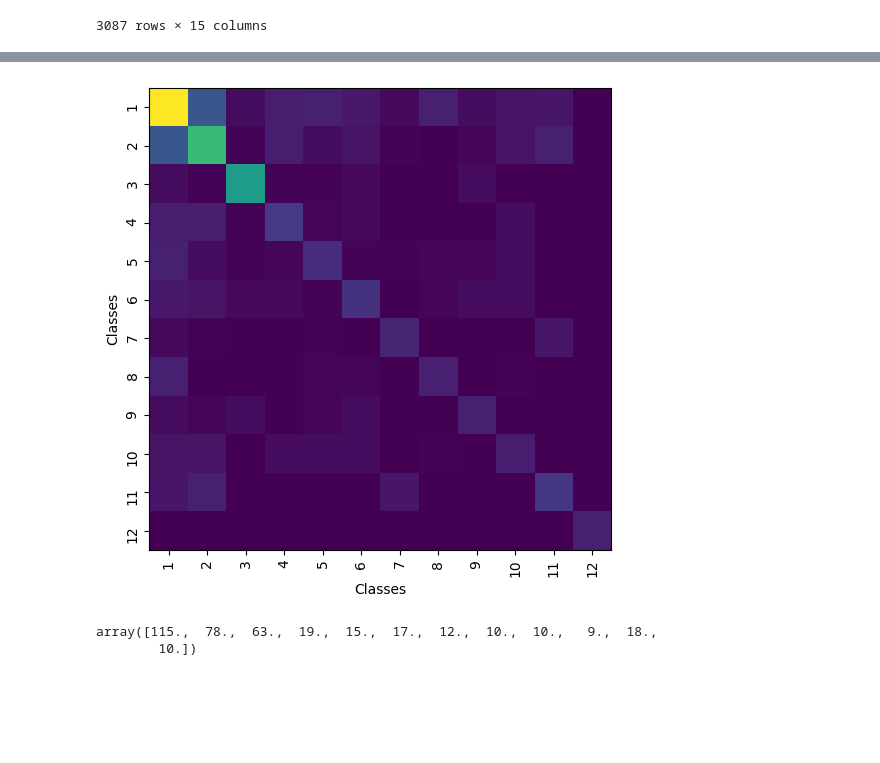
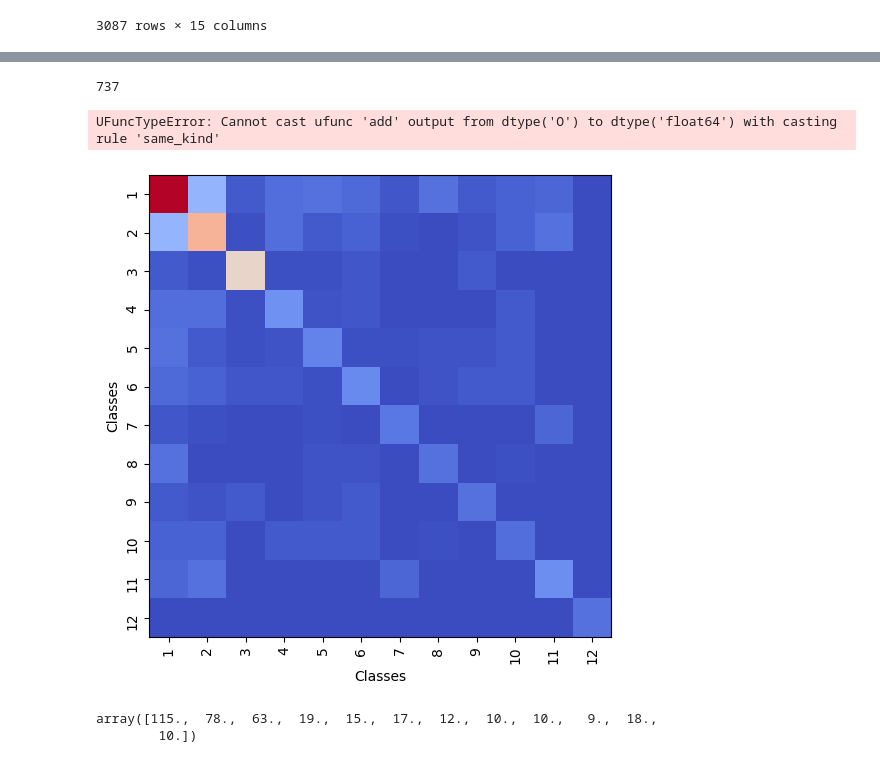
Before and after one commit to igorlemes/servicosecossistemicos, a Jupyter notebook: servicos.ipynb, the cells around one changed output, grey strips where cells are left out. Drawn from its saved outputs; the diff is of its cells as text; code cells hidden in the pictures; blank space fills up the shorter version.

Commit message:
Added the Results

```diff
--- a/servicos.ipynb
+++ b/servicos.ipynb
@@ -151,6 +233,9 @@ pickle.dump(randon_forest, open("randon_forest.pkl", "wb"))
 pickle.dump(bag_of_words, open("bag_of_words.pkl", "wb"))
 pickle.dump(classes, open("classes.pkl", "wb"))
 # %%
+import pandas as pd
+important_words = pd.DataFrame()
+randon_forest = model
 for i in range(0, len(classes)):
     # Feature importance in the model
     importances = randon_forest.estimators_[i].feature_importances_
@@ -158,7 +243,8 @@ for i in range(0, len(classes)):
     indices = np.argsort(importances)[::-1]
     print("%s) " % classes[i], end=" ")
     # Print the feature ranking
-    for f in range(0, 50):
-        print("%d. %s (%f) " % (f + 1, bag_of_words[indices[f]], importances[indices[f]]), end="\t")
-    print("")
+    important_words[str(i+1)] = pd.Series([bag_of_words[indices[f]] for f in range(0, 15)])
+    important_words[str(i+1) + "_importace"] = pd.Series([ importances[indices[f]]  for f in range(0, 15)])
+
+important_words.to_csv("important_words.csv", index=False, sep=";")
 # %% [output]
@@ -203,0 +288,7 @@ results = randon_forest.predict(null_tags)
+# %%
+# Sum of each class
+soma = np.zeros(len(results[0]))
+for i in range(len(results)):
+    soma += results[i]
+
+soma
@@ -240,3 +334,6 @@ results_df
 3087 rows × 15 columns
 # %%
 results_df.to_csv("results_predicted.csv", sep=";", index=False)
+# %%
+results_df = pd.read_csv("results_predicted.csv", sep=";")
+results_df
@@ -243,21 +354,34 @@ results_df.to_csv("results_predicted.csv", sep=";", index=False)
+# %%
+results_df["predicted_classes"].isnull().sum()
+# %% [output]
+737
+# %%
+# sum of the predicted classes 1 to 12
+soma = np.zeros(len(classes))
+for i in range(len(results_df)):
+    soma += results_df.iloc[i][classes].values
+
+soma
+# %% [output]
+UFuncTypeError: Cannot cast ufunc 'add' output from dtype('O') to dtype('float64') with casting rule 'same_kind'
 # %%
 # For each row in servicos, count the number of interactions between the classes
 interacao = np.zeros((servicos.shape[1], servicos.shape[1]))
 for row in servicos:
     for i in range(len(row)):
         for j in range(len(row)):
             if row[i] == 1 and row[j] == 1:
                 interacao[i][j] += 1
 
 plt.figure(figsize=(6,6))
 plt.xlabel("Classes")
 plt.xticks(range(len(classes)), classes, rotation=90)
 plt.ylabel("Classes")
 plt.yticks(range(len(classes)), classes, rotation=90)
-plt.imshow(interacao, cmap='viridis')
+plt.imshow(interacao, cmap='coolwarm')
 plt.show()
 # %% [output]
-[figure, old version]
+[figure, new version]
 # %%
 # Get diagonal from interacao
 diagonal = np.array([interacao[i][i] for i in range(len(interacao))])
```
Also changed, not shown: parts of 13 cells of this notebook, 33 other files.
